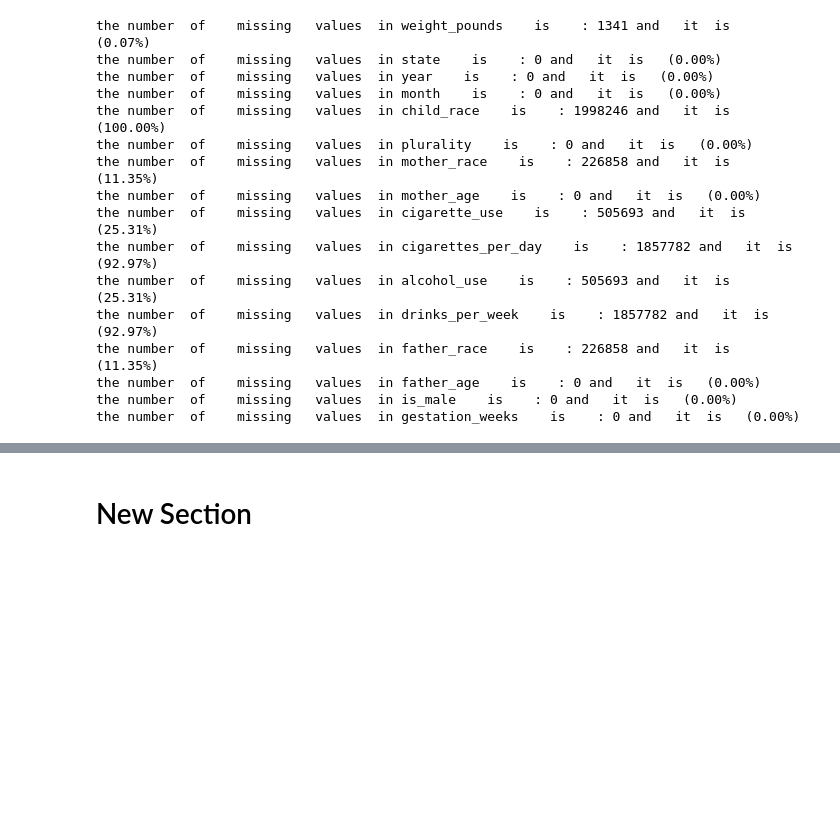
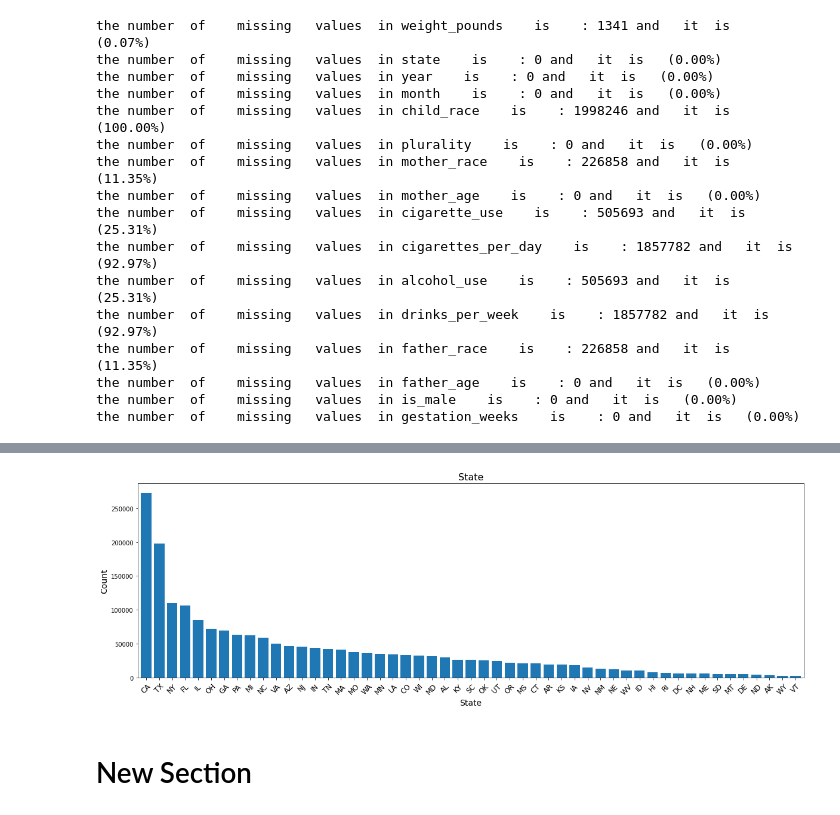
Before and after one commit to sashaTen/exploretary_data_analysis_in_marketing, a Jupyter notebook: Untitled0.ipynb, the cells around one changed output, grey strips where cells are left out. Cells and saved outputs as stored; diff of their text form; code cells hidden in the pictures; blank space fills up the shorter version.

```diff
--- a/Untitled0.ipynb
+++ b/Untitled0.ipynb
@@ -89,2 +152,12 @@ the number  of    missing   values  in gestation_weeks    is    : 0 and   it  is
+# %%
+plt.figure(figsize=(20, 6))  # adjust figure size
+df["state"].value_counts().plot(kind='bar', width=0.8)  # adjust bar width
+plt.title("State", fontsize=16)
+plt.xticks(rotation=45, fontsize=12)
+plt.ylabel('Count', fontsize=14)
+plt.xlabel('State', fontsize=14)
+plt.show()
+# %% [output]
+[figure, added]
 # %% [markdown]
 # New Section
```
Also changed, not shown: parts of 9 cells of this notebook.
